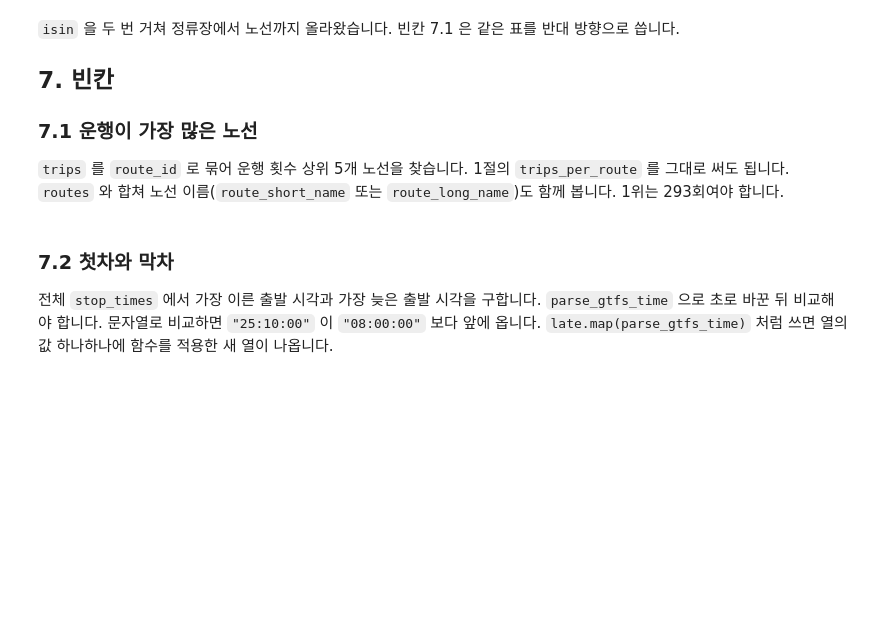
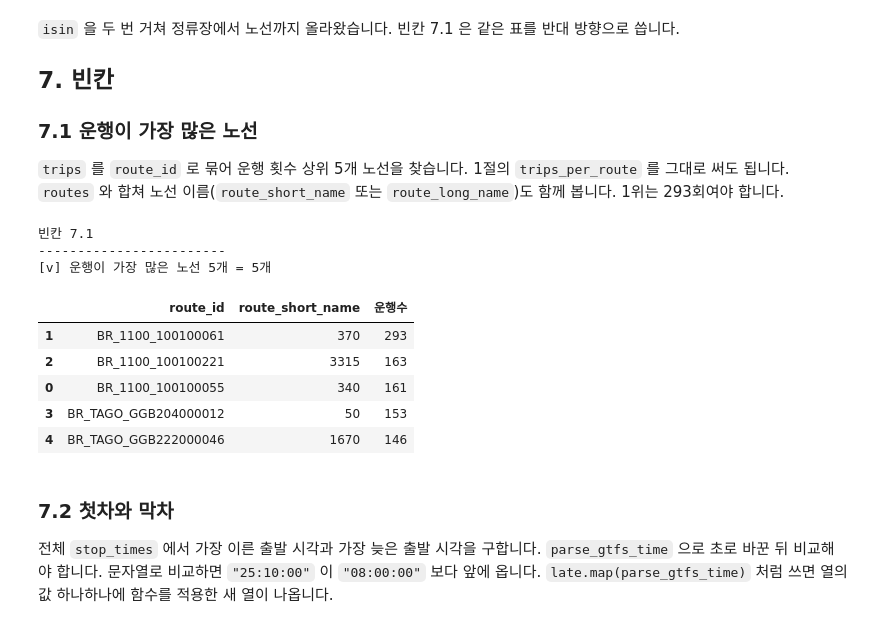
Before and after one commit to alswl123494-stack/mobility-simulation-book, a Jupyter notebook: labs/ch05_gtfs.ipynb, the cells around one changed output. Drawn from its saved outputs; the diff is of its cells as text; code cells hidden in the pictures; blank space fills up the shorter version.

```diff
--- a/labs/ch05_gtfs.ipynb
+++ b/labs/ch05_gtfs.ipynb
@@ -176,10 +243,27 @@ here[["route_short_name", "route_type"]].head(10)
 `trips` 를 `route_id` 로 묶어 운행 횟수 상위 5개 노선을 찾습니다. 1절의 `trips_per_route` 를 그대로 써도 됩니다.
 `routes` 와 합쳐 노선 이름(`route_short_name` 또는 `route_long_name`)도 함께 봅니다. 1위는 293회여야 합니다.
 # %%
-busiest = None      # 상위 5개 노선 (DataFrame 또는 Series)
+# 상위 5개 노선 (1절의 trips_per_route 활용 및 routes 와 결합)
+top5 = trips_per_route.sort_values(ascending=False).head(5)
+busiest = (
+    feed["routes"]
+    .merge(top5.rename("운행수"), on="route_id")
+    .sort_values("운행수", ascending=False)
+)
 
 banner("빈칸 7.1")
 todo("운행이 가장 많은 노선 5개", busiest, fmt=lambda x: f"{len(x)}개")
+busiest[["route_id", "route_short_name", "운행수"]]
+# %% [output]
+빈칸 7.1
+------------------------
+[v] 운행이 가장 많은 노선 5개 = 5개
+|  | route_id | route_short_name | 운행수 |
+| 1 | BR_1100_100100061 | 370 | 293 |
+| 2 | BR_1100_100100221 | 3315 | 163 |
+| 0 | BR_1100_100100055 | 340 | 161 |
+| 3 | BR_TAGO_GGB204000012 | 50 | 153 |
+| 4 | BR_TAGO_GGB222000046 | 1670 | 146 |
 # %% [markdown]
 ### 7.2 첫차와 막차
 
```
Also changed, not shown: parts of 14 cells of this notebook.
